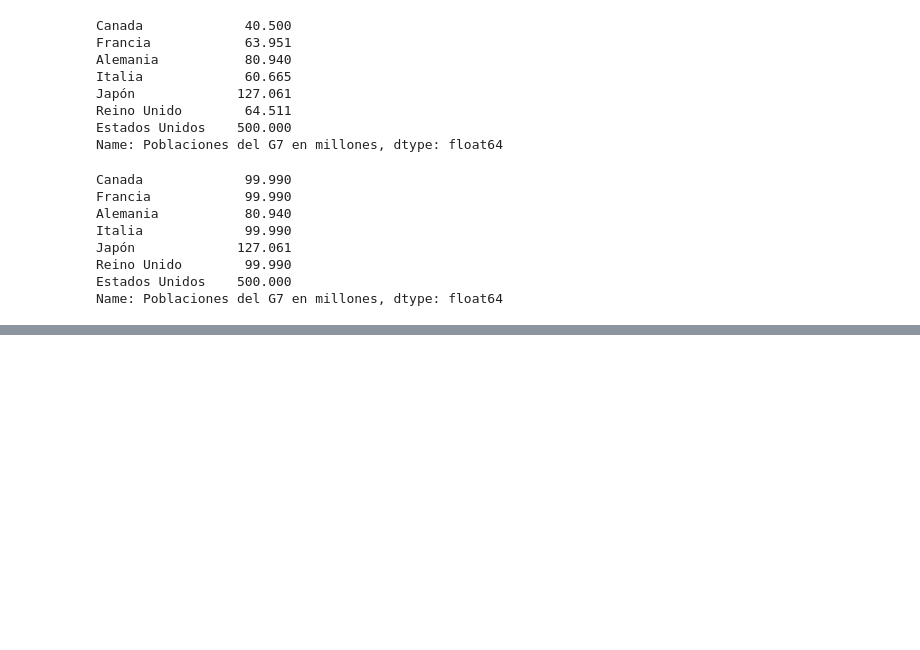
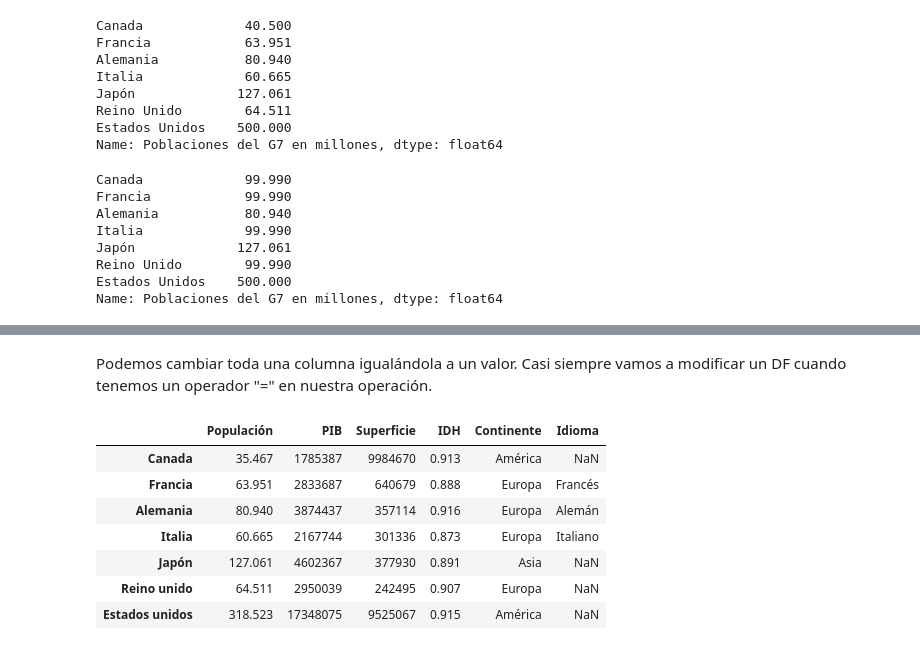
Before and after one commit to nico-qr/miscelaneo, a Jupyter notebook: Introducción a Pandas.ipynb, the cells around one changed output, grey strips where cells are left out. Cells and saved outputs as stored; diff of their text form; code cells hidden in the pictures; blank space fills up the shorter version.

```diff
--- a/Introducción a Pandas.ipynb
+++ b/Introducción a Pandas.ipynb
@@ -218,0 +528,18 @@ Name: Poblaciones del G7 en millones, dtype: float64
+# %% [markdown]
+Podemos cambiar toda una columna igualándola a un valor.
+Casi siempre vamos a modificar un DF cuando tenemos un operador "=" en nuestra operación.
+# %%
+df.rename(
+    columns = {"Población":"Populación"}
+)
+
+#Esto no altera el DF original
+# %% [output]
+|  | Populación | PIB | Superficie | IDH | Continente | Idioma |
+| Canada | 35.467 | 1785387 | 9984670 | 0.913 | América | NaN |
+| Francia | 63.951 | 2833687 | 640679 | 0.888 | Europa | Francés |
+| Alemania | 80.940 | 3874437 | 357114 | 0.916 | Europa | Alemán |
+| Italia | 60.665 | 2167744 | 301336 | 0.873 | Europa | Italiano |
+| Japón | 127.061 | 4602367 | 377930 | 0.891 | Asia | NaN |
+| Reino unido | 64.511 | 2950039 | 242495 | 0.907 | Europa | NaN |
+| Estados unidos | 318.523 | 17348075 | 9525067 | 0.915 | América | NaN |
```
Also changed, not shown: parts of 54 cells of this notebook, 1 other file.
